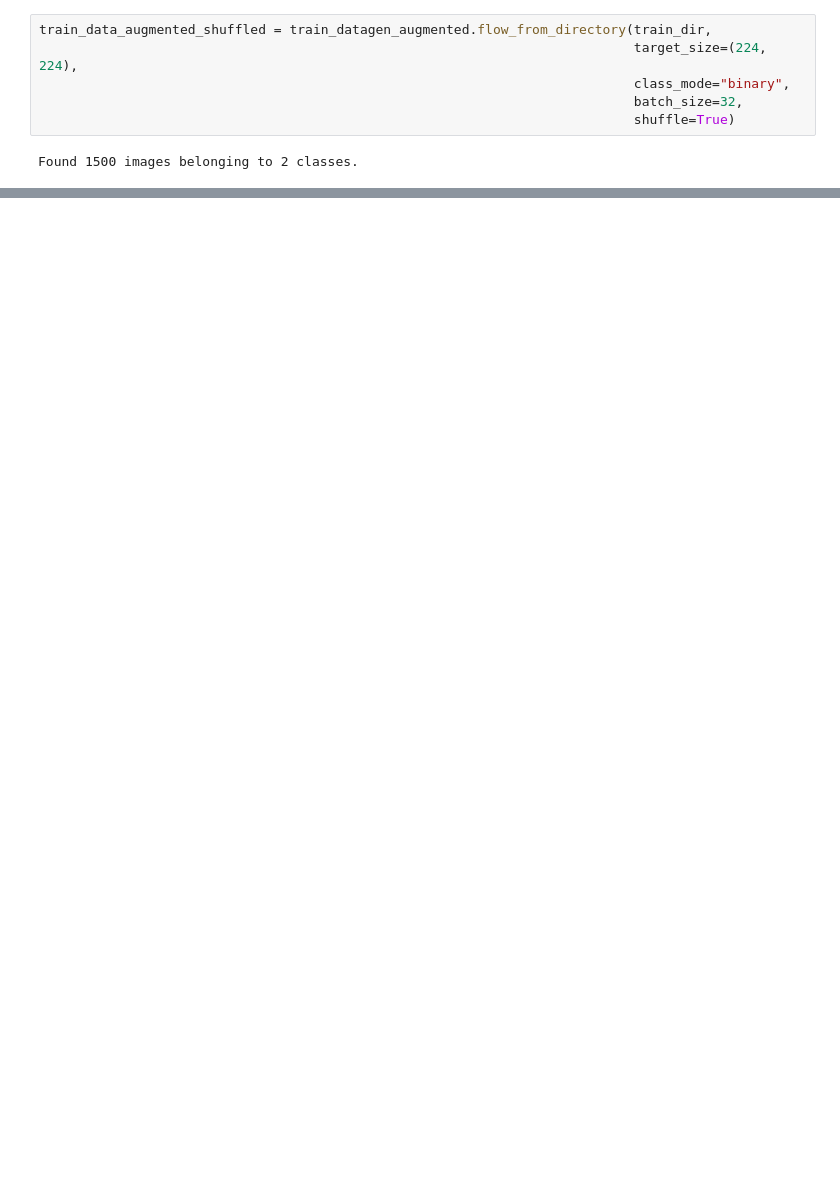
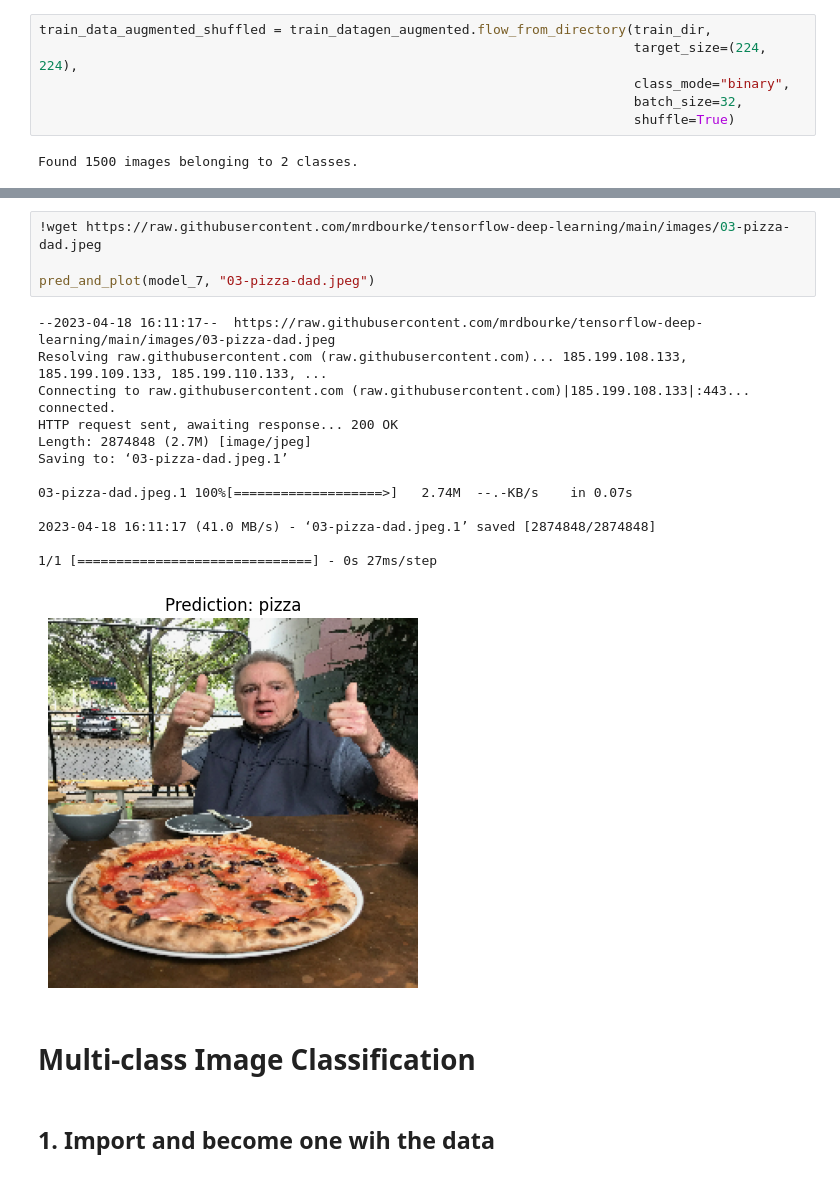
Before and after one commit to sakshamkumar1/tensorflow-notebooks, a Jupyter notebook: 03_introduction_to_computer_vision_with_tensorflow.ipynb, the cells around one changed output, grey strips where cells are left out. Saved outputs shown, nothing was run; the diff lists cells and outputs as text; blank space fills up the shorter version.

```diff
--- a/03_introduction_to_computer_vision_with_tensorflow.ipynb
+++ b/03_introduction_to_computer_vision_with_tensorflow.ipynb
@@ -737,0 +717,22 @@ plot_loss_curves(history_7)
+# %%
+!wget https://raw.githubusercontent.com/mrdbourke/tensorflow-deep-learning/main/images/03-pizza-dad.jpeg
+
+pred_and_plot(model_7, "03-pizza-dad.jpeg")
+# %% [output]
+--2023-04-18 16:11:17--  https://raw.githubusercontent.com/mrdbourke/tensorflow-deep-learning/main/images/03-pizza-dad.jpeg
+Resolving raw.githubusercontent.com (raw.githubusercontent.com)... 185.199.108.133, 185.199.109.133, 185.199.110.133, ...
+Connecting to raw.githubusercontent.com (raw.githubusercontent.com)|185.199.108.133|:443... connected.
+HTTP request sent, awaiting response... 200 OK
+Length: 2874848 (2.7M) [image/jpeg]
+Saving to: ‘03-pizza-dad.jpeg.1’
+
+03-pizza-dad.jpeg.1 100%[===================>]   2.74M  --.-KB/s    in 0.07s
+
+2023-04-18 16:11:17 (41.0 MB/s) - ‘03-pizza-dad.jpeg.1’ saved [2874848/2874848]
+
+1/1 [==============================] - 0s 27ms/step
+[figure, added]
+# %% [markdown]
+# Multi-class Image Classification
+# %% [markdown]
+## 1. Import and become one wih the data
```
Also changed, not shown: parts of 45 cells of this notebook.
